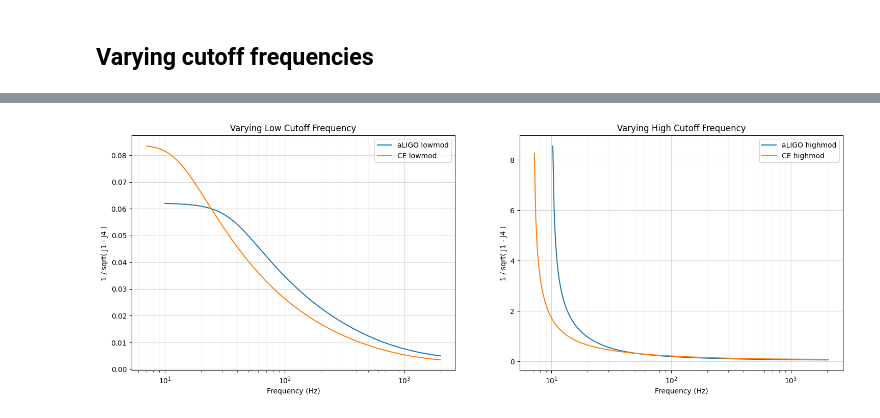
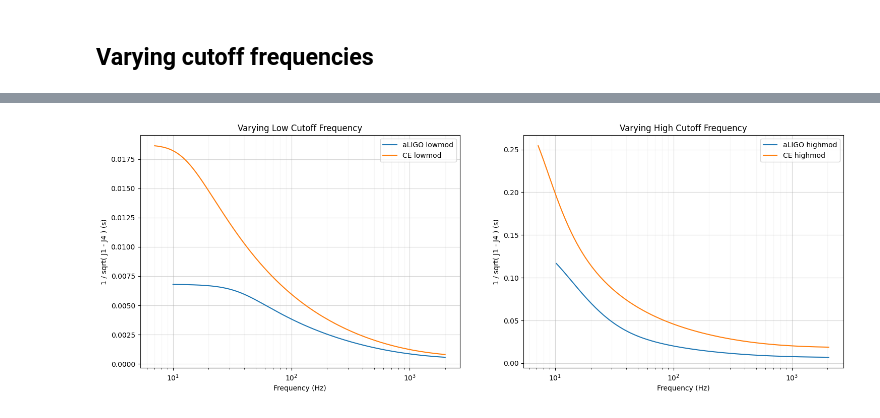
Before and after one commit to icg-gravwaves/3g_low_latency, a Jupyter notebook: calc_moments_ce_aligo.ipynb, the cells around one changed output, grey strips where cells are left out. Drawn from its saved outputs; the diff is of its cells as text; code cells hidden in the pictures.

```diff
--- a/calc_moments_ce_aligo.ipynb
+++ b/calc_moments_ce_aligo.ipynb
@@ -272,35 +272,35 @@ CE highmod moments table
 
 aligo_lowmod_results, aligo_highmod_results, ce_lowmod_results, ce_highmod_results = [], [], [], []
 for aligo_freq in aligo_x_freqs:
-    aligo_lowmod_results.append(1/numpy.sqrt(aligo_lowmod_mp_results['J1'][aligo_freq] - aligo_lowmod_mp_results['J4'][aligo_freq]))
-    aligo_highmod_results.append(1/numpy.sqrt(aligo_highmod_mp_results['J1'][aligo_freq] - aligo_highmod_mp_results['J4'][aligo_freq]))
+    aligo_lowmod_results.append(1/(numpy.sqrt((aligo_lowmod_mp_results['J1'][aligo_freq] * (2*numpy.pi*aligo_f_low)**2) - (aligo_lowmod_mp_results['J4'][aligo_freq] * (2*numpy.pi*aligo_f_low)))))
+    aligo_highmod_results.append(1/(numpy.sqrt((aligo_highmod_mp_results['J1'][aligo_freq] * (2*numpy.pi*aligo_f_low)**2) - (aligo_highmod_mp_results['J4'][aligo_freq] * (2*numpy.pi*aligo_f_low)))))
 
 for ce_freq in ce_x_freqs:
-    ce_lowmod_results.append(1/numpy.sqrt(ce_lowmod_mp_results['J1'][ce_freq] - ce_lowmod_mp_results['J4'][ce_freq]))
-    ce_highmod_results.append(1/numpy.sqrt(ce_highmod_mp_results['J1'][ce_freq] - ce_highmod_mp_results['J4'][ce_freq]))
+    ce_lowmod_results.append(1/(numpy.sqrt((ce_lowmod_mp_results['J1'][ce_freq] * (2*numpy.pi*ce_f_low)**2) - (ce_lowmod_mp_results['J4'][ce_freq] * (2*numpy.pi*ce_f_low)))))
+    ce_highmod_results.append(1/(numpy.sqrt((ce_highmod_mp_results['J1'][ce_freq] * (2*numpy.pi*ce_f_low)**2) - (ce_highmod_mp_results['J4'][ce_freq] * (2*numpy.pi*ce_f_low)))))
 # %%
 # Plot the results
 
 fig, ax = plt.subplots(1, 2, figsize=(18, 6))
 ax1, ax2 = ax
 ax1.plot(aligo_x_freqs, aligo_lowmod_results, label='aLIGO lowmod')
 ax1.plot(ce_x_freqs, ce_lowmod_results, label='CE lowmod')
 ax1.set_xlabel('Frequency (Hz)')
-ax1.set_ylabel('1 / sqrt( J1 - J4 )')
+ax1.set_ylabel('1 / sqrt( J1 - J4 ) (s)')
 ax1.set_xscale('log')
 ax1.set_title('Varying Low Cutoff Frequency')
 ax1.grid(visible=True, which='minor', axis='both', alpha=0.1)
 ax1.grid(visible=True, which='major', axis='both', alpha=0.5)
 ax1.legend()
 ax2.plot(aligo_x_freqs, aligo_highmod_results, label='aLIGO highmod')
 ax2.plot(ce_x_freqs, ce_highmod_results, label='CE highmod')
 ax2.set_xlabel('Frequency (Hz)')
 ax2.set_xscale('log')
-ax2.set_ylabel('1 / sqrt( J1 - J4 )')
+ax2.set_ylabel('1 / sqrt( J1 - J4 ) (s)')
 ax2.set_title('Varying High Cutoff Frequency')
 ax2.grid(visible=True, which='minor', axis='both', alpha=0.1)
 ax2.grid(visible=True, which='major', axis='both', alpha=0.5)
 ax2.legend()
 fig.show()
 # %% [output]
-[figure, old version]
+[figure, new version]
```
Also changed, not shown: parts of 1 cell of this notebook.
